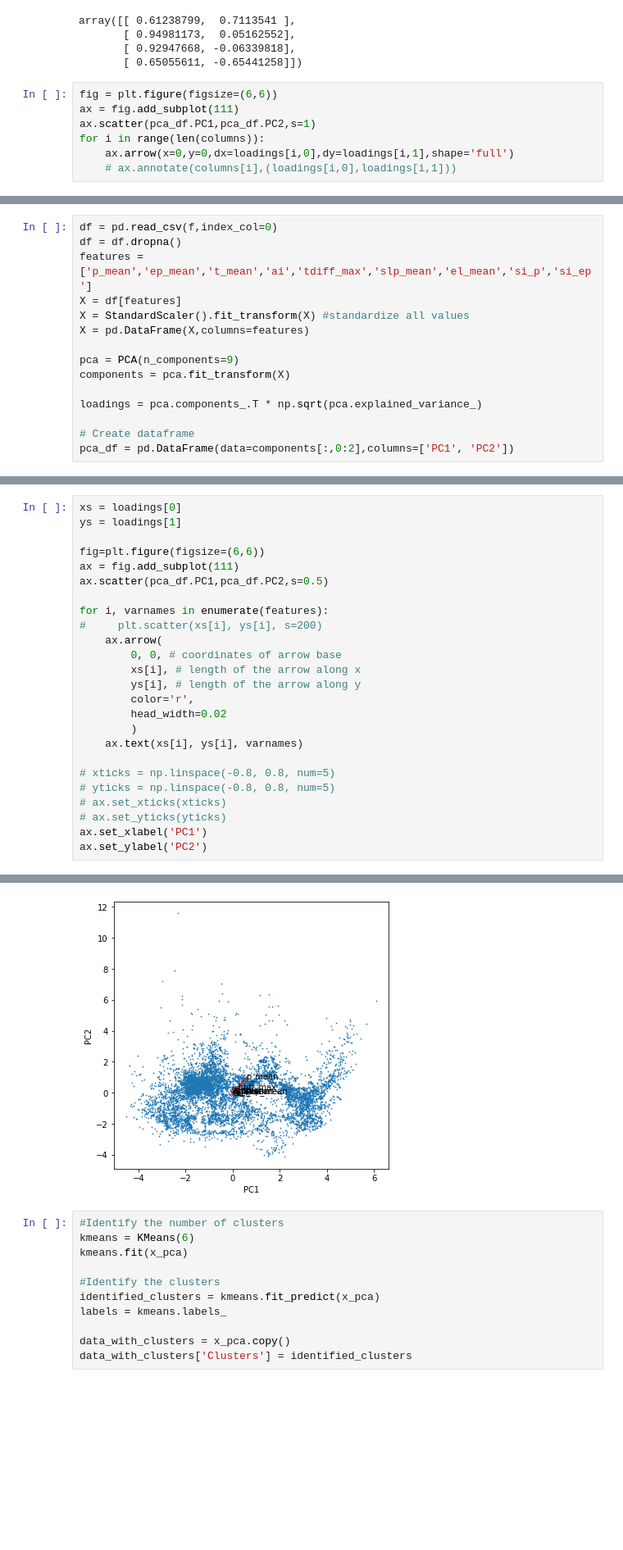
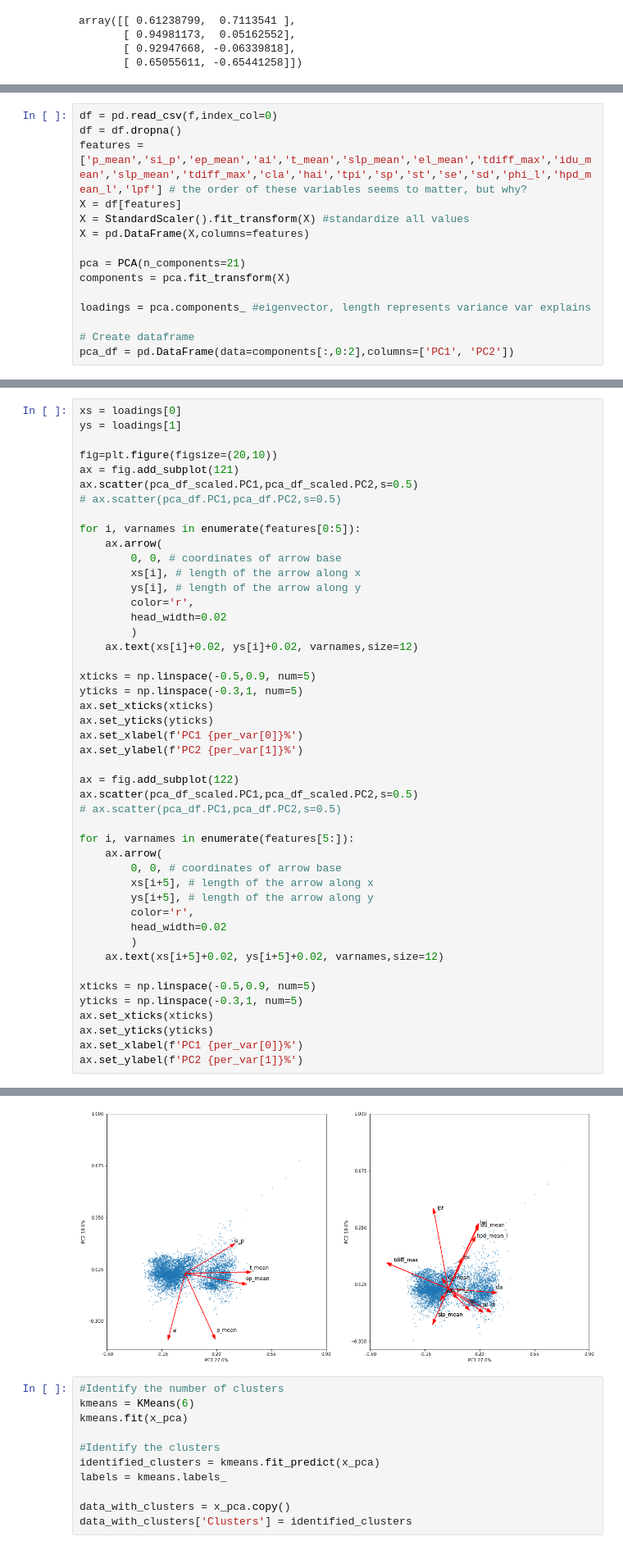
Before and after one commit to fvanoorschot/global_sr_module, a Jupyter notebook: pca_test_script.ipynb, the cells around one changed output, grey strips where cells are left out. Shown at 82% size. Drawn from its saved outputs; the diff is of its cells as text; blank space fills up the shorter version.

```diff
--- a/pca_test_script.ipynb
+++ b/pca_test_script.ipynb
@@ -167,10 +167,3 @@ array([[ 0.61238799,  0.7113541 ],
        [ 0.94981173,  0.05162552],
        [ 0.92947668, -0.06339818],
        [ 0.65055611, -0.65441258]])
-# %%
-fig = plt.figure(figsize=(6,6))
-ax = fig.add_subplot(111)
-ax.scatter(pca_df.PC1,pca_df.PC2,s=1)
-for i in range(len(columns)):
-    ax.arrow(x=0,y=0,dx=loadings[i,0],dy=loadings[i,1],shape='full')
-    # ax.annotate(columns[i],(loadings[i,0],loadings[i,1]))
@@ -215,15 +183,15 @@ ValueError: Input contains NaN, infinity or a value too large for dtype('float64
 # %%
 df = pd.read_csv(f,index_col=0)
 df = df.dropna()
-features = ['p_mean','ep_mean','t_mean','ai','tdiff_max','slp_mean','el_mean','si_p','si_ep']
+features = ['p_mean','si_p','ep_mean','ai','t_mean','slp_mean','el_mean','tdiff_max','idu_mean','slp_mean','tdiff_max','cla','hai','tpi','sp','st','se','sd','phi_l','hpd_mean_l','lpf'] # the order of these variables seems to matter, but why?
 X = df[features]
 X = StandardScaler().fit_transform(X) #standardize all values
 X = pd.DataFrame(X,columns=features)
 
-pca = PCA(n_components=9)
+pca = PCA(n_components=21)
 components = pca.fit_transform(X)
 
-loadings = pca.components_.T * np.sqrt(pca.explained_variance_)
+loadings = pca.components_ #eigenvector, length represents variance var explains
 
 # Create dataframe
 pca_df = pd.DataFrame(data=components[:,0:2],columns=['PC1', 'PC2'])
@@ -260,12 +249,12 @@ array([47.8, 20.4, 18.9,  5.2,  3.6,  2.7,  0.7,  0.5,  0.3])
 xs = loadings[0]
 ys = loadings[1]
 
-fig=plt.figure(figsize=(6,6))
-ax = fig.add_subplot(111)
-ax.scatter(pca_df.PC1,pca_df.PC2,s=0.5)
+fig=plt.figure(figsize=(20,10))
+ax = fig.add_subplot(121)
+ax.scatter(pca_df_scaled.PC1,pca_df_scaled.PC2,s=0.5)
+# ax.scatter(pca_df.PC1,pca_df.PC2,s=0.5)
 
-for i, varnames in enumerate(features):
-#     plt.scatter(xs[i], ys[i], s=200)
+for i, varnames in enumerate(features[0:5]):
     ax.arrow(
         0, 0, # coordinates of arrow base
         xs[i], # length of the arrow along x
@@ -273,12 +262,33 @@ for i, varnames in enumerate(features):
         color='r',
         head_width=0.02
         )
-    ax.text(xs[i], ys[i], varnames)
+    ax.text(xs[i]+0.02, ys[i]+0.02, varnames,size=12)
 
-# xticks = np.linspace(-0.8, 0.8, num=5)
-# yticks = np.linspace(-0.8, 0.8, num=5)
-# ax.set_xticks(xticks)
-# ax.set_yticks(yticks)
-ax.set_xlabel('PC1')
-ax.set_ylabel('PC2')
+xticks = np.linspace(-0.5,0.9, num=5)
+yticks = np.linspace(-0.3,1, num=5)
+ax.set_xticks(xticks)
+ax.set_yticks(yticks)
+ax.set_xlabel(f'PC1 {per_var[0]}%')
+ax.set_ylabel(f'PC2 {per_var[1]}%')
+
+ax = fig.add_subplot(122)
+ax.scatter(pca_df_scaled.PC1,pca_df_scaled.PC2,s=0.5)
+# ax.scatter(pca_df.PC1,pca_df.PC2,s=0.5)
+
+for i, varnames in enumerate(features[5:]):
+    ax.arrow(
+        0, 0, # coordinates of arrow base
+        xs[i+5], # length of the arrow along x
+        ys[i+5], # length of the arrow along y
+        color='r',
+        head_width=0.02
+        )
+    ax.text(xs[i+5]+0.02, ys[i+5]+0.02, varnames,size=12)
+
+xticks = np.linspace(-0.5,0.9, num=5)
+yticks = np.linspace(-0.3,1, num=5)
+ax.set_xticks(xticks)
+ax.set_yticks(yticks)
+ax.set_xlabel(f'PC1 {per_var[0]}%')
+ax.set_ylabel(f'PC2 {per_var[1]}%')
 # %% [output]
@@ -286,4 +296,4 @@ Text(0, 0.5, 'PC2')
-[figure, old version]
+[figure, new version]
 # %%
 #Identify the number of clusters
 kmeans = KMeans(6)
```
Also changed, not shown: parts of 13 cells of this notebook, 8 other files.
